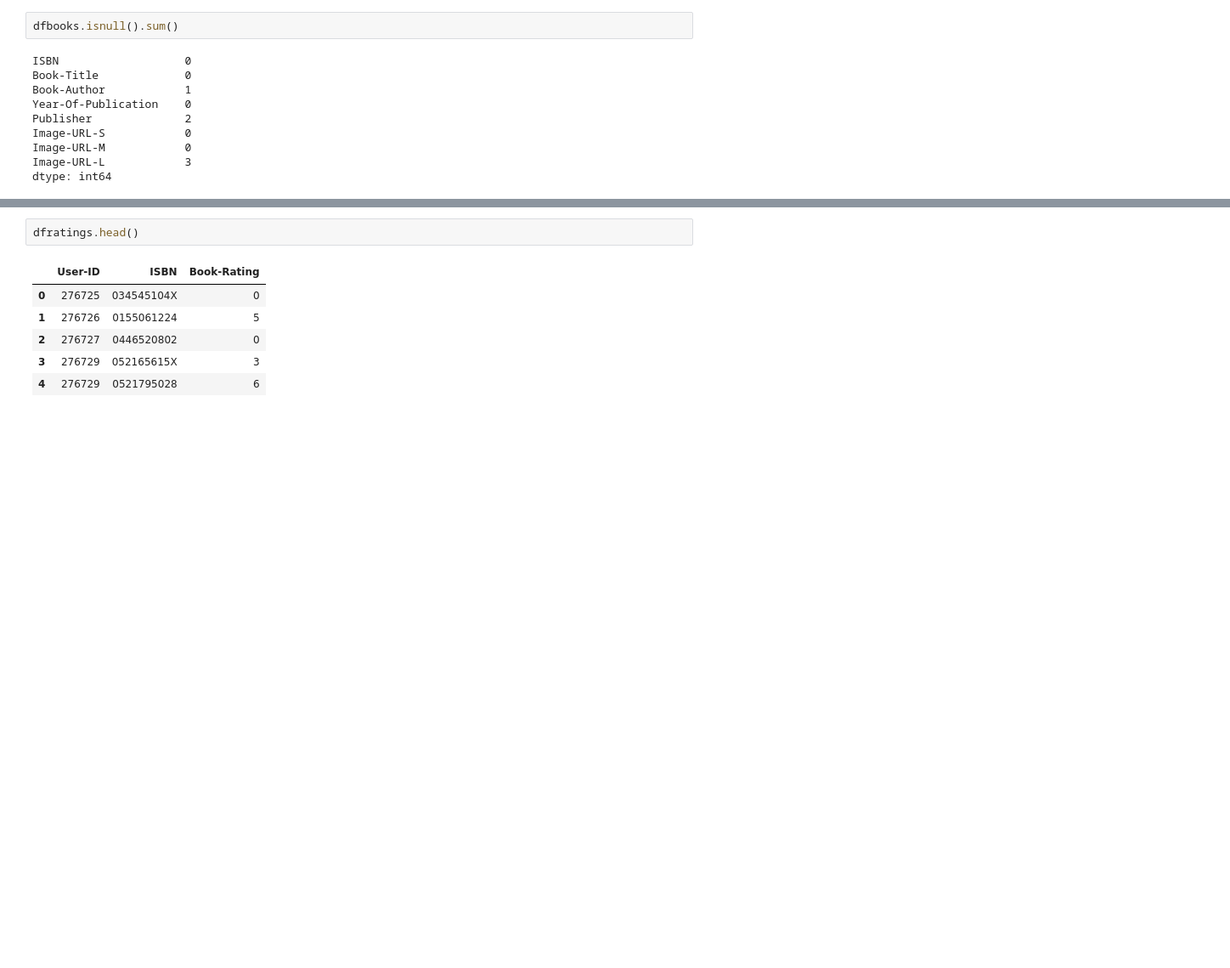
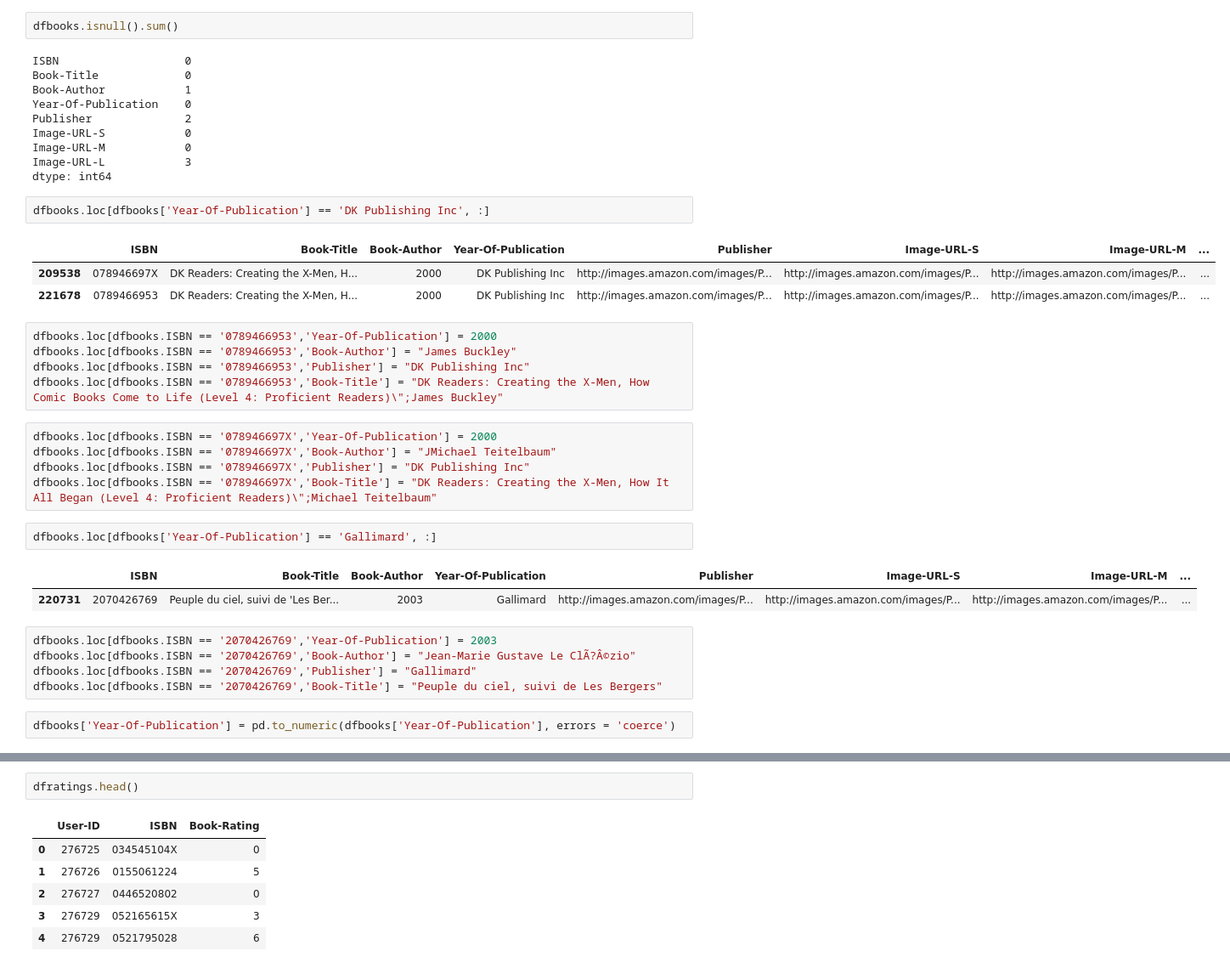
Before and after one commit to Kaizensk/Book-Recommender-System, a Jupyter notebook: ShwetaKumari_Book_Recommendation.ipynb, the cells around one changed output, grey strips where cells are left out. Shown: that part at 85% size. Drawn from its saved outputs; the diff is of its cells as text; blank space fills up the shorter version.

```diff
--- a/ShwetaKumari_Book_Recommendation.ipynb
+++ b/ShwetaKumari_Book_Recommendation.ipynb
@@ -120,3 +120,31 @@ Image-URL-S            0
 Image-URL-M            0
 Image-URL-L            3
 dtype: int64
+# %%
+dfbooks.loc[dfbooks['Year-Of-Publication'] == 'DK Publishing Inc', :]
+# %% [output]
+|  | ISBN | Book-Title | Book-Author | Year-Of-Publication | Publisher | Image-URL-S | Image-URL-M | ... |
+| 209538 | 078946697X | DK Readers: Creating the X-Men, H... | 2000 | DK Publishing Inc | http://images.amazon.com/images/P... | http://images.amazon.com/images/P... | http://images.amazon.com/images/P... | ... |
+| 221678 | 0789466953 | DK Readers: Creating the X-Men, H... | 2000 | DK Publishing Inc | http://images.amazon.com/images/P... | http://images.amazon.com/images/P... | http://images.amazon.com/images/P... | ... |
+# %%
+dfbooks.loc[dfbooks.ISBN == '0789466953','Year-Of-Publication'] = 2000
+dfbooks.loc[dfbooks.ISBN == '0789466953','Book-Author'] = "James Buckley"
+dfbooks.loc[dfbooks.ISBN == '0789466953','Publisher'] = "DK Publishing Inc"
+dfbooks.loc[dfbooks.ISBN == '0789466953','Book-Title'] = "DK Readers: Creating the X-Men, How Comic Books Come to Life (Level 4: Proficient Readers)\";James Buckley"
+# %%
+dfbooks.loc[dfbooks.ISBN == '078946697X','Year-Of-Publication'] = 2000
+dfbooks.loc[dfbooks.ISBN == '078946697X','Book-Author'] = "JMichael Teitelbaum"
+dfbooks.loc[dfbooks.ISBN == '078946697X','Publisher'] = "DK Publishing Inc"
+dfbooks.loc[dfbooks.ISBN == '078946697X','Book-Title'] = "DK Readers: Creating the X-Men, How It All Began (Level 4: Proficient Readers)\";Michael Teitelbaum"
+# %%
+dfbooks.loc[dfbooks['Year-Of-Publication'] == 'Gallimard', :]
+# %% [output]
+|  | ISBN | Book-Title | Book-Author | Year-Of-Publication | Publisher | Image-URL-S | Image-URL-M | ... |
+| 220731 | 2070426769 | Peuple du ciel, suivi de 'Les Ber... | 2003 | Gallimard | http://images.amazon.com/images/P... | http://images.amazon.com/images/P... | http://images.amazon.com/images/P... | ... |
+# %%
+dfbooks.loc[dfbooks.ISBN == '2070426769','Year-Of-Publication'] = 2003
+dfbooks.loc[dfbooks.ISBN == '2070426769','Book-Author'] = "Jean-Marie Gustave Le ClÃ?Â©zio"
+dfbooks.loc[dfbooks.ISBN == '2070426769','Publisher'] = "Gallimard"
+dfbooks.loc[dfbooks.ISBN == '2070426769','Book-Title'] = "Peuple du ciel, suivi de Les Bergers"
+# %%
+dfbooks['Year-Of-Publication'] = pd.to_numeric(dfbooks['Year-Of-Publication'], errors = 'coerce')
```
Also changed, not shown: parts of 67 cells of this notebook.
